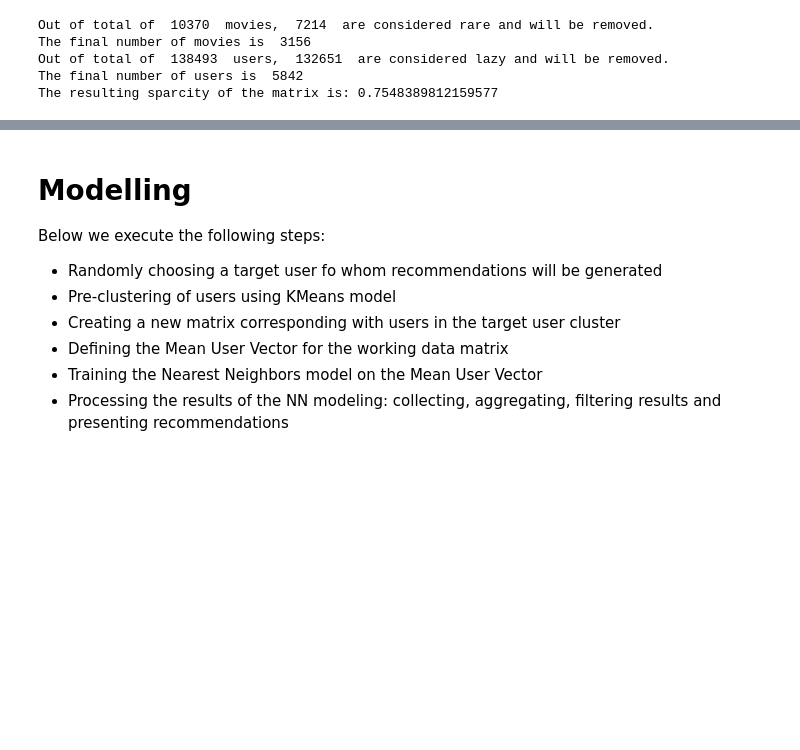
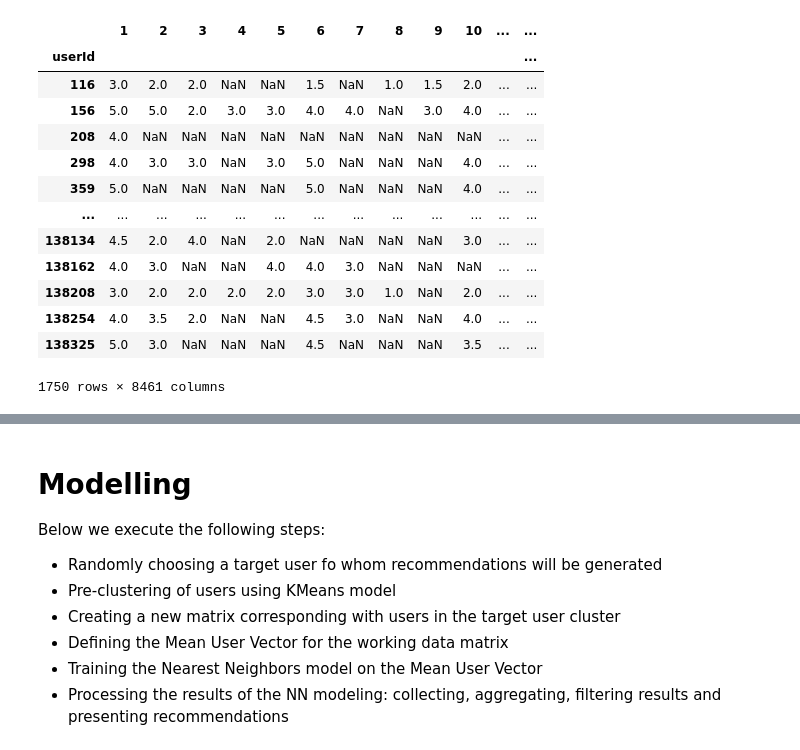
Before and after one commit to HamidSadEsf/movie_recommendation_ProjectCDS, a Jupyter notebook: colloborative_filtering_recommender.ipynb, the cells around one changed output, grey strips where cells are left out. Cells and saved outputs as stored; diff of their text form; code cells hidden in the pictures; blank space fills up the shorter version.

```diff
--- a/colloborative_filtering_recommender.ipynb
+++ b/colloborative_filtering_recommender.ipynb
@@ -33,32 +194,0 @@ final_df = mov_rat[mov_rat["movieId"].isin(tagged_movies)]
-# %%
-#Reducing the dataframe by removing unpopular movies and anactive
-#Shringking movies
-gf = pd.DataFrame(final_df['movieId'].value_counts())
-rare_movies = gf[gf['movieId'] <= 1000].index
-final_df = final_df[~final_df["movieId"].isin(rare_movies)]
-print('Out of total of ', gf.shape[0] , ' movies, ', rare_movies.shape[0], ' are considered rare and will be removed.')
-print('The final number of movies is ', final_df["movieId"].nunique())
-
-#Shringking users
-udf = pd.DataFrame(final_df['userId'].value_counts())
-lazy_users = udf[udf['userId'] <= 500].index
-final_df = final_df[~final_df["userId"].isin(lazy_users)]
-print('Out of total of ', udf.shape[0] , ' users, ', lazy_users.shape[0], ' are considered lazy and will be removed.')
-print('The final number of users is ', final_df["userId"].nunique())
-
-# Create the user->movie sparse rating matrix. Fill the NA with zeros
-pivot = final_df.pivot_table(index="userId", columns="movieId", values="rating")
-pivot.fillna(0,inplace=True)
-
-#Estimate sparsity
-sparsity = 1.0 - ( np.count_nonzero(pivot) / float(pivot.size) )
-print("The resulting sparcity of the matrix is:", sparsity)
-
-#Create non-sparce dataset
-csr_data = csr_matrix(pivot.values)
-# %% [output]
-Out of total of  10370  movies,  7214  are considered rare and will be removed.
-The final number of movies is  3156
-Out of total of  138493  users,  132651  are considered lazy and will be removed.
-The final number of users is  5842
-The resulting sparcity of the matrix is: 0.7548389812159577
@@ -70,0 +195,20 @@ save_npz("matrices/sparse_ratings.npz", csr_data)
+# %%
+# load utility matrix with NAs
+util_mat_na = pd.read_csv('matrices/pivot_na.csv', index_col='userId')
+# %%
+util_mat_na
+# %% [output]
+|  | 1 | 2 | 3 | 4 | 5 | 6 | 7 | 8 | 9 | 10 | ... | ... |
+| userId |  |  |  |  |  |  |  |  |  |  |  | ... |
+| 116 | 3.0 | 2.0 | 2.0 | NaN | NaN | 1.5 | NaN | 1.0 | 1.5 | 2.0 | ... | ... |
+| 156 | 5.0 | 5.0 | 2.0 | 3.0 | 3.0 | 4.0 | 4.0 | NaN | 3.0 | 4.0 | ... | ... |
+| 208 | 4.0 | NaN | NaN | NaN | NaN | NaN | NaN | NaN | NaN | NaN | ... | ... |
+| 298 | 4.0 | 3.0 | 3.0 | NaN | 3.0 | 5.0 | NaN | NaN | NaN | 4.0 | ... | ... |
+| 359 | 5.0 | NaN | NaN | NaN | NaN | 5.0 | NaN | NaN | NaN | 4.0 | ... | ... |
+| ... | ... | ... | ... | ... | ... | ... | ... | ... | ... | ... | ... | ... |
+| 138134 | 4.5 | 2.0 | 4.0 | NaN | 2.0 | NaN | NaN | NaN | NaN | 3.0 | ... | ... |
+| 138162 | 4.0 | 3.0 | NaN | NaN | 4.0 | 4.0 | 3.0 | NaN | NaN | NaN | ... | ... |
+| 138208 | 3.0 | 2.0 | 2.0 | 2.0 | 2.0 | 3.0 | 3.0 | 1.0 | NaN | 2.0 | ... | ... |
+| 138254 | 4.0 | 3.5 | 2.0 | NaN | NaN | 4.5 | 3.0 | NaN | NaN | 4.0 | ... | ... |
+| 138325 | 5.0 | 3.0 | NaN | NaN | NaN | 4.5 | NaN | NaN | NaN | 3.5 | ... | ... |
+1750 rows × 8461 columns
```
Also changed, not shown: parts of 58 cells of this notebook, 2 other files.
